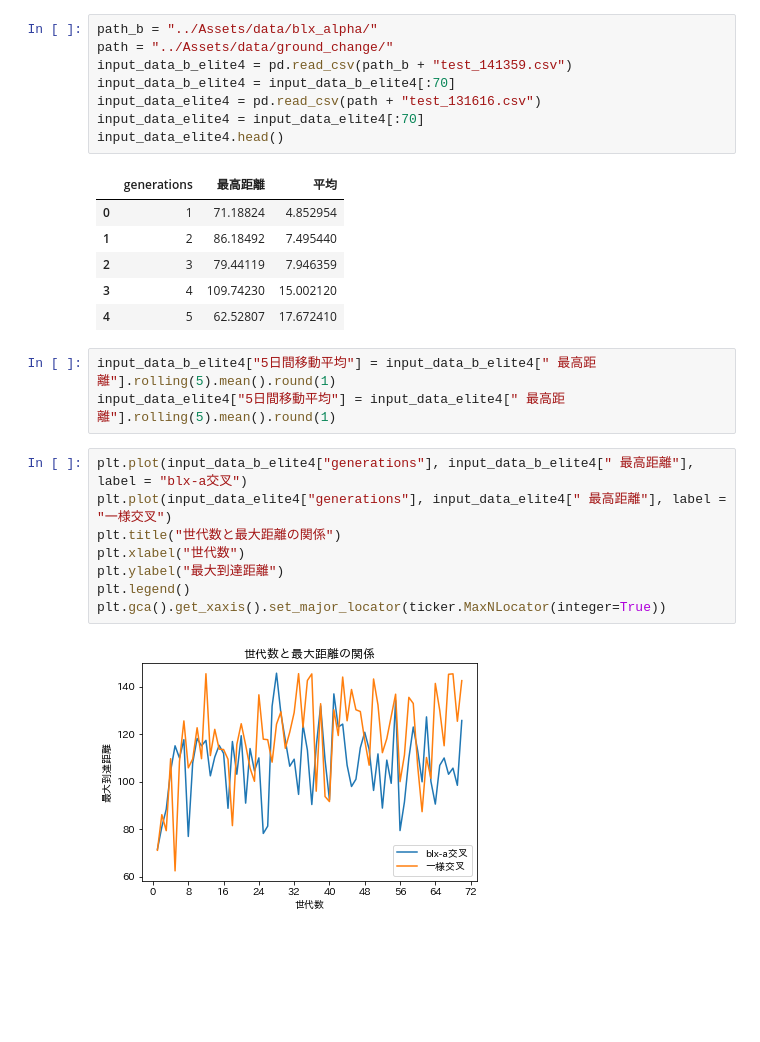
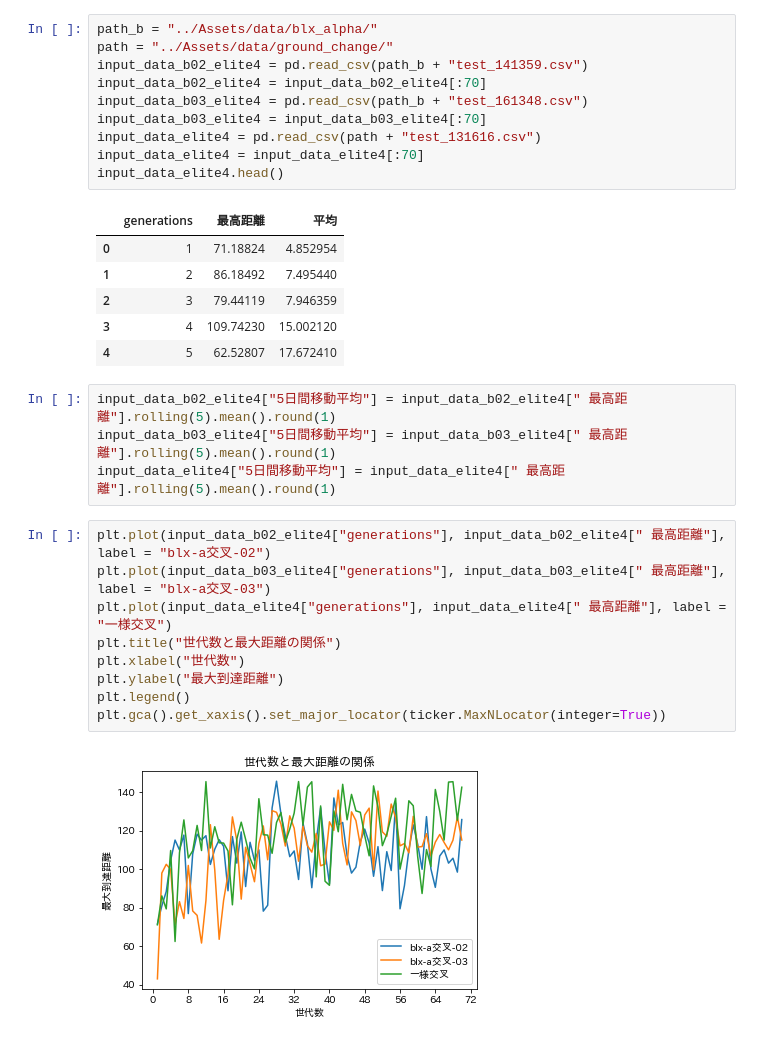
Before and after one commit to takutoooooooo/car-evolve.proj, a Jupyter notebook: for_analysis/analysis_blx.ipynb, the cells around one changed output. Cells and saved outputs as stored; diff of their text form; blank space fills up the shorter version.

```diff
--- a/for_analysis/analysis_blx.ipynb
+++ b/for_analysis/analysis_blx.ipynb
@@ -6,8 +10,10 @@ import matplotlib.ticker as ticker
 # %%
 path_b = "../Assets/data/blx_alpha/"
 path = "../Assets/data/ground_change/"
-input_data_b_elite4 = pd.read_csv(path_b + "test_141359.csv")
-input_data_b_elite4 = input_data_b_elite4[:70]
+input_data_b02_elite4 = pd.read_csv(path_b + "test_141359.csv")
+input_data_b02_elite4 = input_data_b02_elite4[:70]
+input_data_b03_elite4 = pd.read_csv(path_b + "test_161348.csv")
+input_data_b03_elite4 = input_data_b03_elite4[:70]
 input_data_elite4 = pd.read_csv(path + "test_131616.csv")
 input_data_elite4 = input_data_elite4[:70]
 input_data_elite4.head()
@@ -19,16 +25,18 @@ input_data_elite4.head()
 | 3 | 4 | 109.74230 | 15.002120 |
 | 4 | 5 | 62.52807 | 17.672410 |
 # %%
-input_data_b_elite4["5日間移動平均"] = input_data_b_elite4[" 最高距離"].rolling(5).mean().round(1)
+input_data_b02_elite4["5日間移動平均"] = input_data_b02_elite4[" 最高距離"].rolling(5).mean().round(1)
+input_data_b03_elite4["5日間移動平均"] = input_data_b03_elite4[" 最高距離"].rolling(5).mean().round(1)
 input_data_elite4["5日間移動平均"] = input_data_elite4[" 最高距離"].rolling(5).mean().round(1)
 # %%
-plt.plot(input_data_b_elite4["generations"], input_data_b_elite4[" 最高距離"], label = "blx-a交叉")
+plt.plot(input_data_b02_elite4["generations"], input_data_b02_elite4[" 最高距離"], label = "blx-a交叉-02")
+plt.plot(input_data_b03_elite4["generations"], input_data_b03_elite4[" 最高距離"], label = "blx-a交叉-03")
 plt.plot(input_data_elite4["generations"], input_data_elite4[" 最高距離"], label = "一様交叉")
 plt.title("世代数と最大距離の関係")
 plt.xlabel("世代数")
 plt.ylabel("最大到達距離")
 plt.legend()
 plt.gca().get_xaxis().set_major_locator(ticker.MaxNLocator(integer=True))
 # %% [output]
-[figure, old version]
+[figure, new version]
 # %%
```
Also changed, not shown: parts of 3 cells of this notebook, 1 other file.
